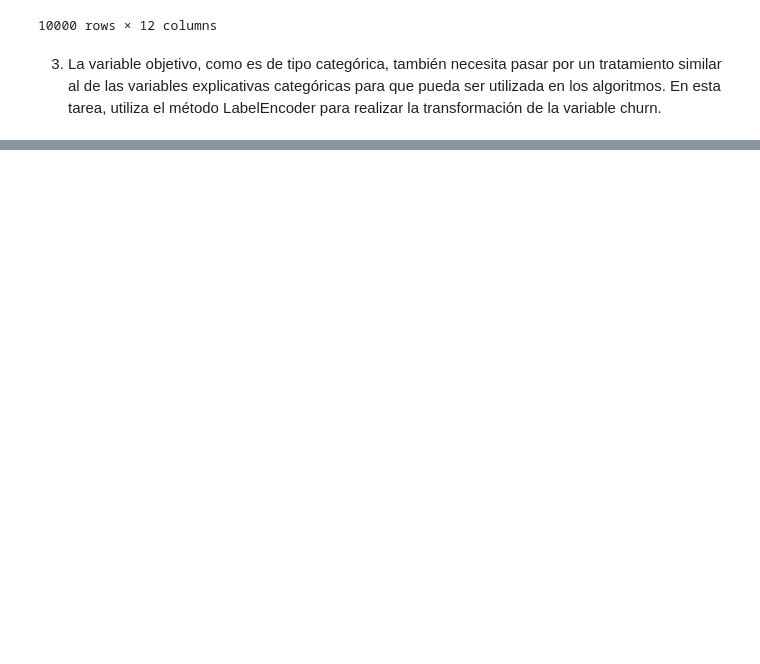
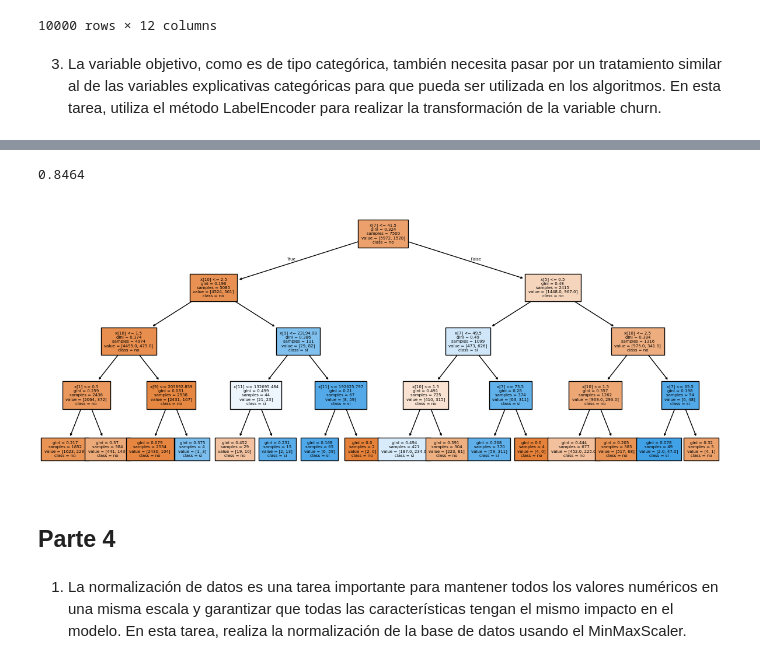
Before and after one commit to Daimond92/python_data_science, a Jupyter notebook: Clasificacion_primeros_pasos.ipynb, the cells around one changed output, grey strips where cells are left out. Saved outputs shown, nothing was run; the diff lists cells and outputs as text; code cells hidden in the pictures; blank space fills up the shorter version.

```diff
--- a/Clasificacion_primeros_pasos.ipynb
+++ b/Clasificacion_primeros_pasos.ipynb
@@ -452,0 +588,2 @@ y_1 = label_encoder_1.fit_transform(y_1)
+# %%
+x_train_1, x_test_1, y_train_1, y_test_1 = train_test_split(x_1, y_1, stratify = y_1,  random_state = 5)
@@ -452,0 +592,5 @@ y_1 = label_encoder_1.fit_transform(y_1)
+# %%
+dummy_1 = DummyClassifier()
+dummy_1.fit(x_train_1, y_train_1)
+
+dummy_1.score(x_test_1, y_test_1)
@@ -452,0 +601,16 @@ y_1 = label_encoder_1.fit_transform(y_1)
+# %%
+arbol_1 = DecisionTreeClassifier(max_depth = 4, random_state =5)
+arbol_1.fit(x_train_1, y_train_1)
+
+arbol_1.score(x_test_1, y_test_1)
+# %% [output]
+0.8464
+# %%
+plt.figure(figsize = (15, 6))
+plot_tree(arbol_1, filled = True, class_names = ['no', 'sí'], fontsize = 5);
+# %% [output]
+[figure, added]
+# %% [markdown]
+## Parte 4
+# %% [markdown]
+1. La normalización de datos es una tarea importante para mantener todos los valores numéricos en una misma escala y garantizar que todas las características tengan el mismo impacto en el modelo. En esta tarea, realiza la normalización de la base de datos usando el MinMaxScaler.
```
Also changed, not shown: parts of 42 cells of this notebook.
